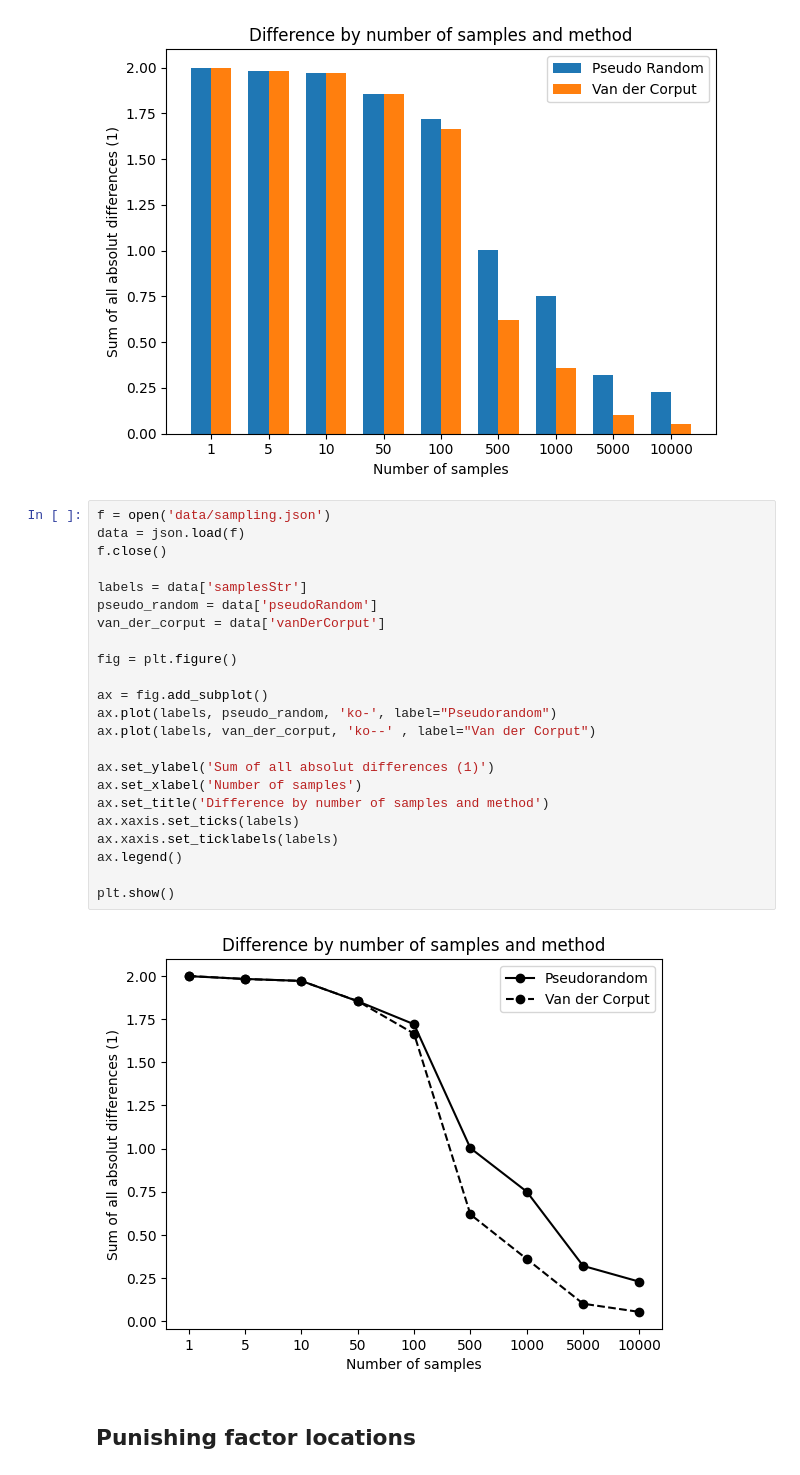
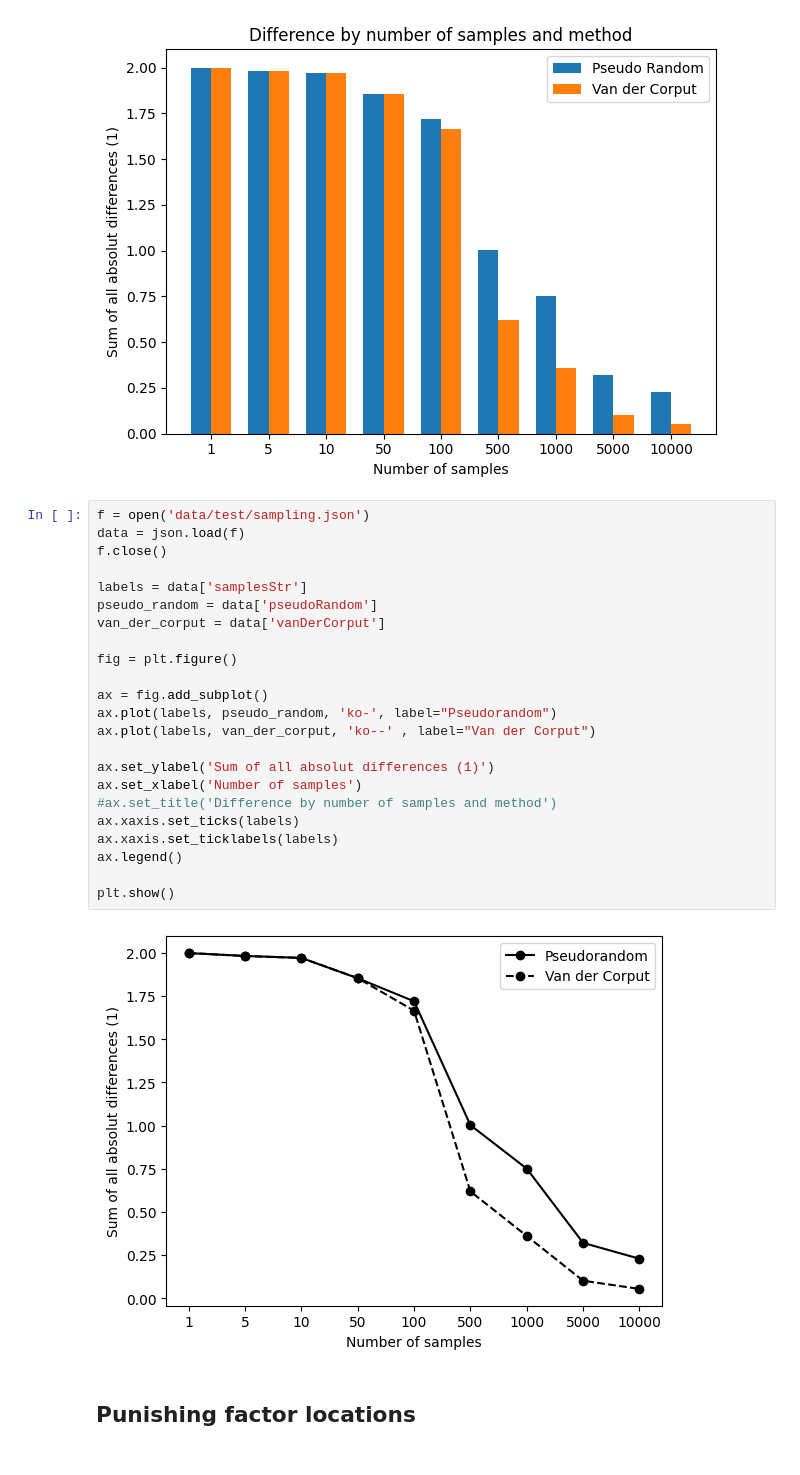
Before and after one commit to marvkosmai/mprj-optimal-placement-and-route, a Jupyter notebook: DataVisualization/data_visualization.ipynb, the cells around one changed output. Drawn from its saved outputs; the diff is of its cells as text.

```diff
--- a/DataVisualization/data_visualization.ipynb
+++ b/DataVisualization/data_visualization.ipynb
@@ -37,30 +37,30 @@ plt.show()
 # %% [output]
 [figure]
 # %%
-f = open('data/sampling.json')
+f = open('data/test/sampling.json')
 data = json.load(f)
 f.close()
 
 labels = data['samplesStr']
 pseudo_random = data['pseudoRandom']
 van_der_corput = data['vanDerCorput']
 
 fig = plt.figure()
 
 ax = fig.add_subplot()
 ax.plot(labels, pseudo_random, 'ko-', label="Pseudorandom")
 ax.plot(labels, van_der_corput, 'ko--' , label="Van der Corput")
 
 ax.set_ylabel('Sum of all absolut differences (1)')
 ax.set_xlabel('Number of samples')
-ax.set_title('Difference by number of samples and method')
+#ax.set_title('Difference by number of samples and method')
 ax.xaxis.set_ticks(labels)
 ax.xaxis.set_ticklabels(labels)
 ax.legend()
 
 plt.show()
 # %% [output]
-[figure, old version]
+[figure, new version]
 # %% [markdown]
 ## Punishing factor locations
 # %%
```
Also changed, not shown: parts of 1 cell of this notebook, 49 other files.
